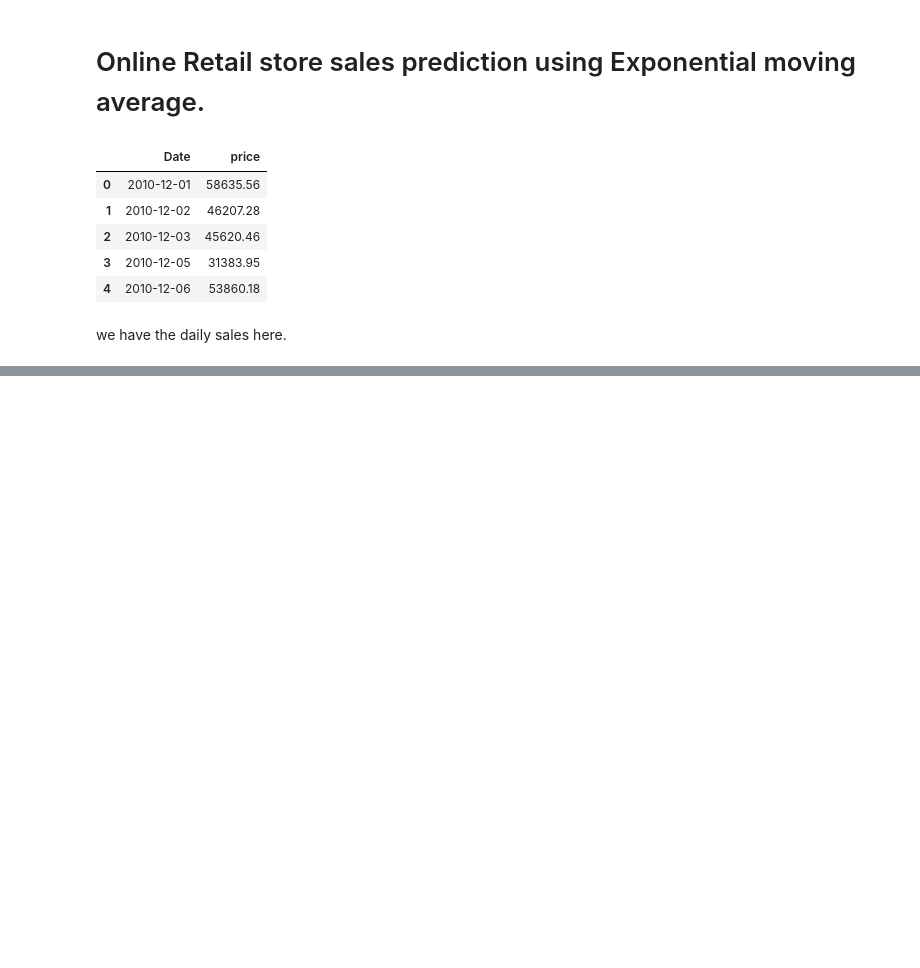
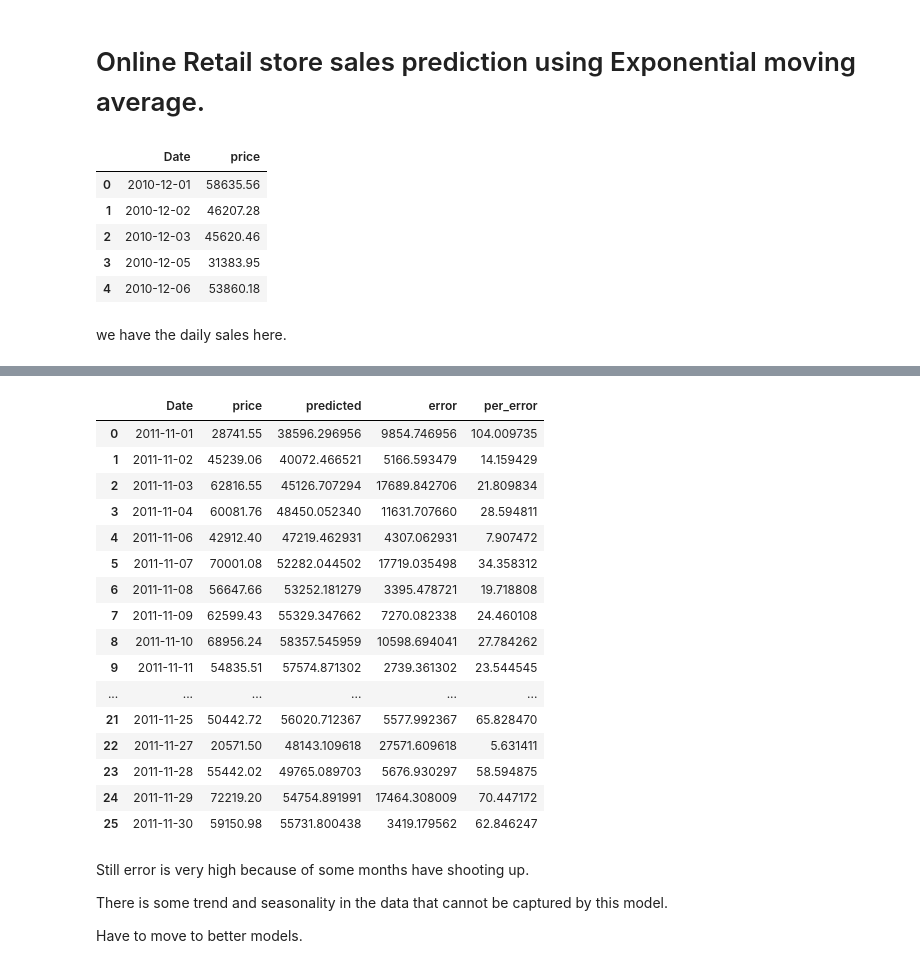
Before and after one commit to Harshraj77/data_science_and_ml_learning, a Jupyter notebook: time_series/EMA_Online_Retail.ipynb, the cells around one changed output, grey strips where cells are left out. Saved outputs shown, nothing was run; the diff lists cells and outputs as text; code cells hidden in the pictures; blank space fills up the shorter version.

Commit message:
EMA Model done

```diff
--- a/time_series/EMA_Online_Retail.ipynb
+++ b/time_series/EMA_Online_Retail.ipynb
@@ -19,3 +71,3 @@ we have the daily sales here.
 # %%
-df = df.set_index('Date')
+df['Date'] = pd.to_datetime(df['Date'])
 # %%
@@ -30,0 +83,2 @@ df.head()
+# %%
+df_dec_2011 = df[(df['Date'].dt.month == 11) & (df['Date'].dt.year==2011)].reset_index(drop=True)
@@ -30,0 +94,3 @@ df.head()
+# %%
+df_dec_2011['per_error'] = abs(((df_dec_2011['price']-df['predicted'])/df_dec_2011['price'])*100)
+df_dec_2011.head()
@@ -30,0 +128,26 @@ df.head()
+# %%
+df_dec_2011
+# %% [output]
+|  | Date | price | predicted | error | per_error |
+| 0 | 2011-11-01 | 28741.55 | 38596.296956 | 9854.746956 | 104.009735 |
+| 1 | 2011-11-02 | 45239.06 | 40072.466521 | 5166.593479 | 14.159429 |
+| 2 | 2011-11-03 | 62816.55 | 45126.707294 | 17689.842706 | 21.809834 |
+| 3 | 2011-11-04 | 60081.76 | 48450.052340 | 11631.707660 | 28.594811 |
+| 4 | 2011-11-06 | 42912.40 | 47219.462931 | 4307.062931 | 7.907472 |
+| 5 | 2011-11-07 | 70001.08 | 52282.044502 | 17719.035498 | 34.358312 |
+| 6 | 2011-11-08 | 56647.66 | 53252.181279 | 3395.478721 | 19.718808 |
+| 7 | 2011-11-09 | 62599.43 | 55329.347662 | 7270.082338 | 24.460108 |
+| 8 | 2011-11-10 | 68956.24 | 58357.545959 | 10598.694041 | 27.784262 |
+| 9 | 2011-11-11 | 54835.51 | 57574.871302 | 2739.361302 | 23.544545 |
+| ... | ... | ... | ... | ... | ... |
+| 21 | 2011-11-25 | 50442.72 | 56020.712367 | 5577.992367 | 65.828470 |
+| 22 | 2011-11-27 | 20571.50 | 48143.109618 | 27571.609618 | 5.631411 |
+| 23 | 2011-11-28 | 55442.02 | 49765.089703 | 5676.930297 | 58.594875 |
+| 24 | 2011-11-29 | 72219.20 | 54754.891991 | 17464.308009 | 70.447172 |
+| 25 | 2011-11-30 | 59150.98 | 55731.800438 | 3419.179562 | 62.846247 |
+# %% [markdown]
+Still error is very high because of some months have shooting up.
+
+There is some trend and seasonality in the data that cannot be captured by this model.
+
+Have to move to better models.
```
Also changed, not shown: parts of 13 cells of this notebook.
